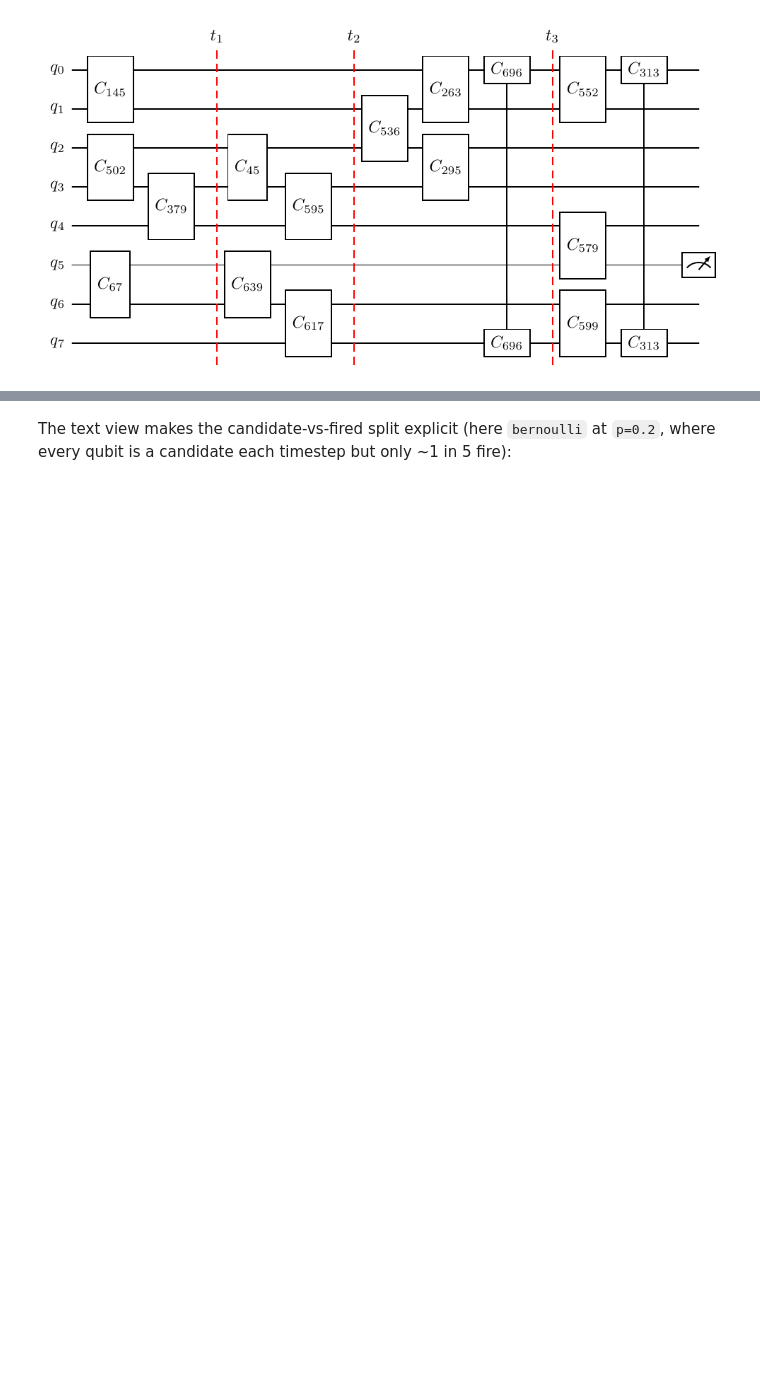
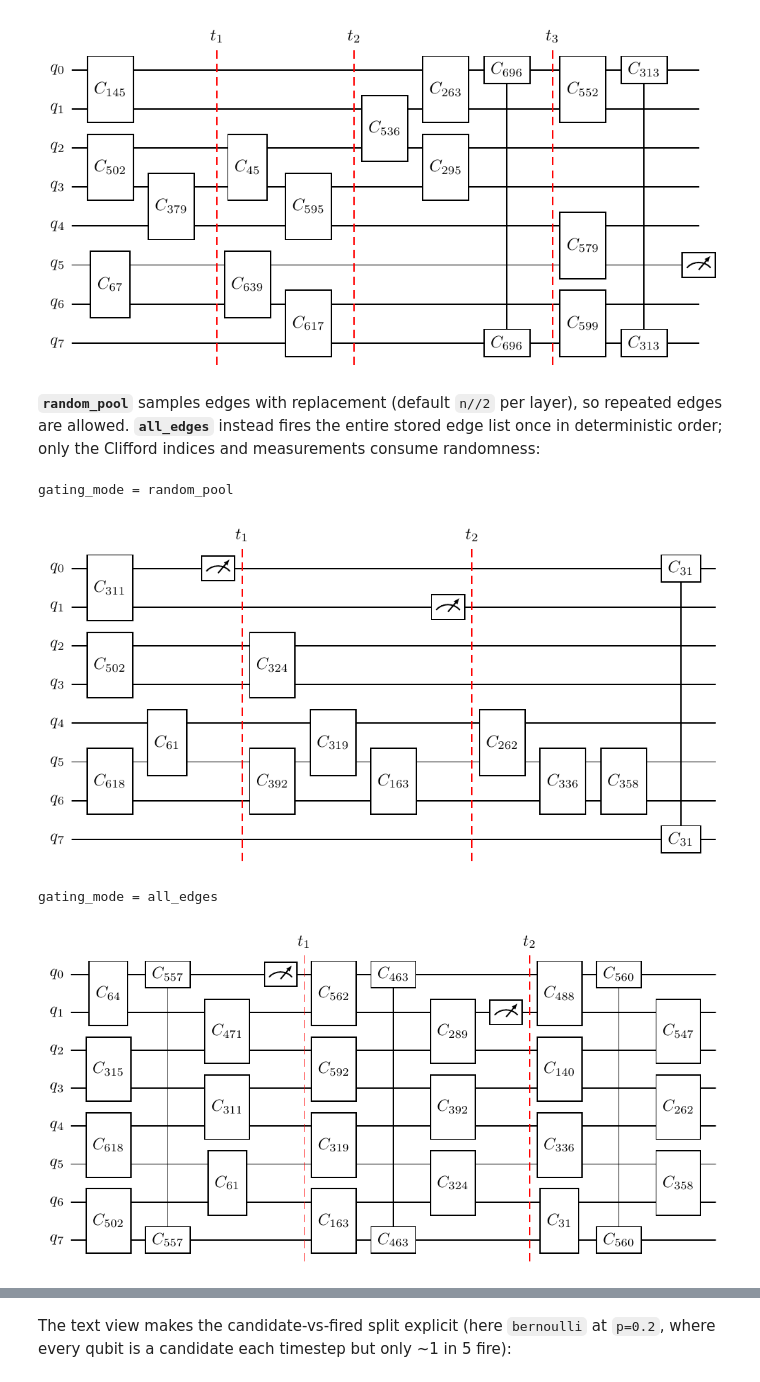
Before and after one commit to sjbevins/SparseGF2, a Jupyter notebook: notebooks/circuits/circuit_gallery.ipynb, the cells around one changed output, grey strips where cells are left out. Cells and saved outputs as stored; diff of their text form; code cells hidden in the pictures; blank space fills up the shorter version.

```diff
--- a/notebooks/circuits/circuit_gallery.ipynb
+++ b/notebooks/circuits/circuit_gallery.ipynb
@@ -156,6 +161,21 @@ draw_circuit(CircuitConfig(graph_spec='cycle', n=8, gating_mode='random_edge', g
              sample_seed=0, max_layers=4)
 # %% [output]
 [figure]
+# %% [markdown]
+**`random_pool`** samples edges with replacement (default `n//2`
+per layer), so repeated edges are allowed. **`all_edges`** instead fires the
+entire stored edge list once in deterministic order; only the Clifford indices
+and measurements consume randomness:
+# %%
+for gm in ('random_pool', 'all_edges'):
+    print('gating_mode =', gm)
+    display(draw_circuit(CircuitConfig(graph_spec='cycle', n=8, gating_mode=gm, p=0.1, depth_factor=2),
+                         sample_seed=0, max_layers=3))
+# %% [output]
+gating_mode = random_pool
+[figure, added]
+gating_mode = all_edges
+[figure, added]
 # %% [markdown]
 ## 5. Measurement modes
 
```
Also changed, not shown: parts of 15 cells of this notebook, 56 other files.
